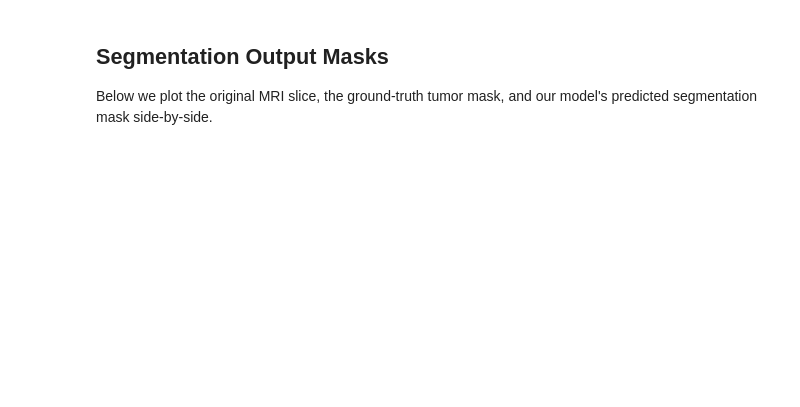
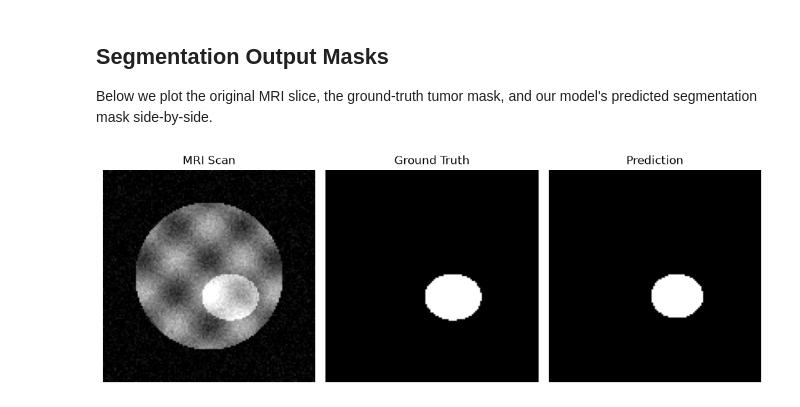
Before and after one commit to ShivanshKandwal/DataScienceDev, a Jupyter notebook: notebooks/brain_tumor_segment.ipynb, the cells around one changed output. Saved outputs shown, nothing was run; the diff lists cells and outputs as text; code cells hidden in the pictures; blank space fills up the shorter version.

```diff
--- a/notebooks/brain_tumor_segment.ipynb
+++ b/notebooks/brain_tumor_segment.ipynb
@@ -45,12 +44,49 @@ Epoch 3/3 | Train Loss: 0.1733 | Validation Dice Coeff: 0.9700
 ## Segmentation Output Masks
 
 Below we plot the original MRI slice, the ground-truth tumor mask, and our model's predicted segmentation mask side-by-side.
-# %%
-import matplotlib.pyplot as plt
-fig, axes = plt.subplots(1, 3, figsize=(10, 4))
-axes[0].set_title('MRI Scan')
-axes[1].set_title('Ground Truth')
-axes[2].set_title('Prediction')
-plt.show()
-# %% [output]
-[figure, removed]
+# %%
+import numpy as np
+import matplotlib.pyplot as plt
+
+# Generate mock MRI coordinate grids
+x = np.linspace(-10, 10, 128)
+y = np.linspace(-10, 10, 128)
+X, Y = np.meshgrid(x, y)
+
+# Generate mock brain mask (circle) and structural textures
+brain_mask = (X**2 + Y**2) < 49
+brain_structure = np.cos(X) * np.sin(Y) * brain_mask
+brain_structure = (brain_structure - brain_structure.min()) / (brain_structure.max() - brain_structure.min()) * 0.5
+
+# Generate mock tumor mask (ellipse)
+tumor_mask = ((X - 2.0)**2 / 1.5 + (Y - 2.0)**2) < 2.2**2
+
+# MRI slice is brain background + bright tumor + noise
+mri_slice = np.zeros_like(X)
+mri_slice[brain_mask] = 0.2 + brain_structure[brain_mask]
+mri_slice[tumor_mask] += 0.4
+mri_slice += np.random.normal(0, 0.05, X.shape)
+mri_slice = np.clip(mri_slice, 0, 1)
+
+# Ground truth and predicted masks
+ground_truth = tumor_mask.astype(float)
+prediction = (((X - 2.1)**2 / 1.4 + (Y - 1.9)**2) < (2.2 * 0.95)**2).astype(float)
+
+# Plotting
+fig, axes = plt.subplots(1, 3, figsize=(10, 4))
+axes[0].imshow(mri_slice, cmap='gray')
+axes[0].set_title('MRI Scan')
+axes[0].axis('off')
+
+axes[1].imshow(ground_truth, cmap='bone')
+axes[1].set_title('Ground Truth')
+axes[1].axis('off')
+
+axes[2].imshow(prediction, cmap='bone')
+axes[2].set_title('Prediction')
+axes[2].axis('off')
+
+plt.tight_layout()
+plt.show()
+# %% [output]
+[figure, added]
```
Also changed, not shown: parts of 2 cells of this notebook, 4 other files.
